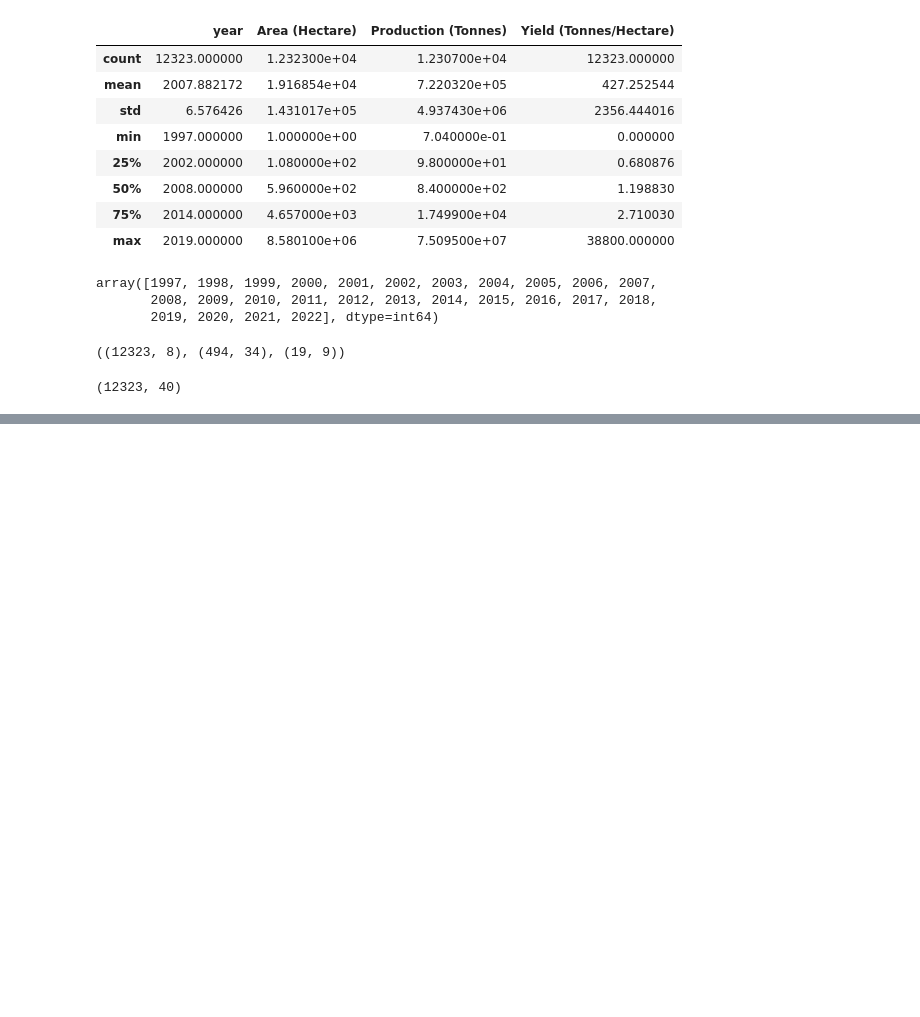
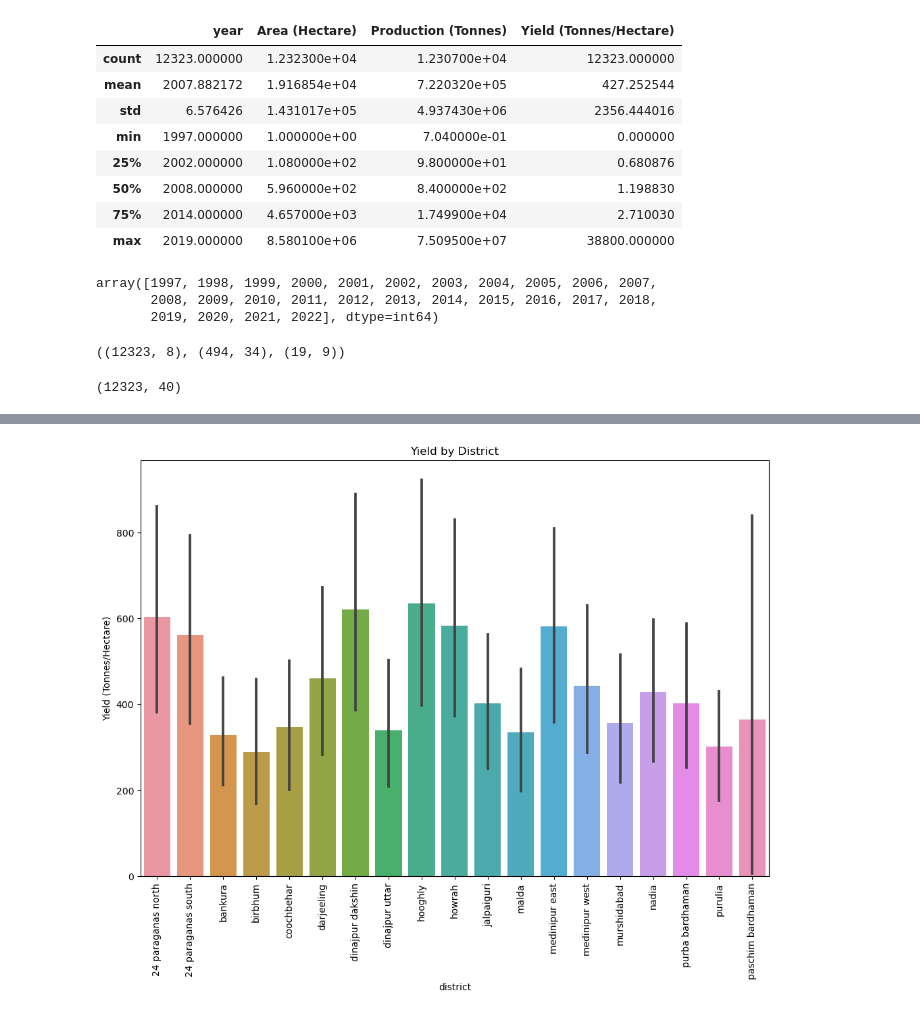
Before and after one commit to Jit-12/Crop-Yield-Prediction-System-College, a Jupyter notebook: notebook/Data Analysis.ipynb, the cells around one changed output, grey strips where cells are left out. Saved outputs shown, nothing was run; the diff lists cells and outputs as text; code cells hidden in the pictures; blank space fills up the shorter version.

```diff
--- a/notebook/Data Analysis.ipynb
+++ b/notebook/Data Analysis.ipynb
@@ -244,0 +245,8 @@ sns.scatterplot(data=merged_df, x='Production (Tonnes)', y="")
+# %%
+plt.figure(figsize=(12, 8))
+sns.barplot(data=merged_df, x='district', y='Yield (Tonnes/Hectare)')#, hue='Crop')
+plt.title('Yield by District')
+plt.xticks(rotation=90)
+plt.show()
+# %% [output]
+[figure, added]
```
Also changed, not shown: parts of 23 cells of this notebook.
